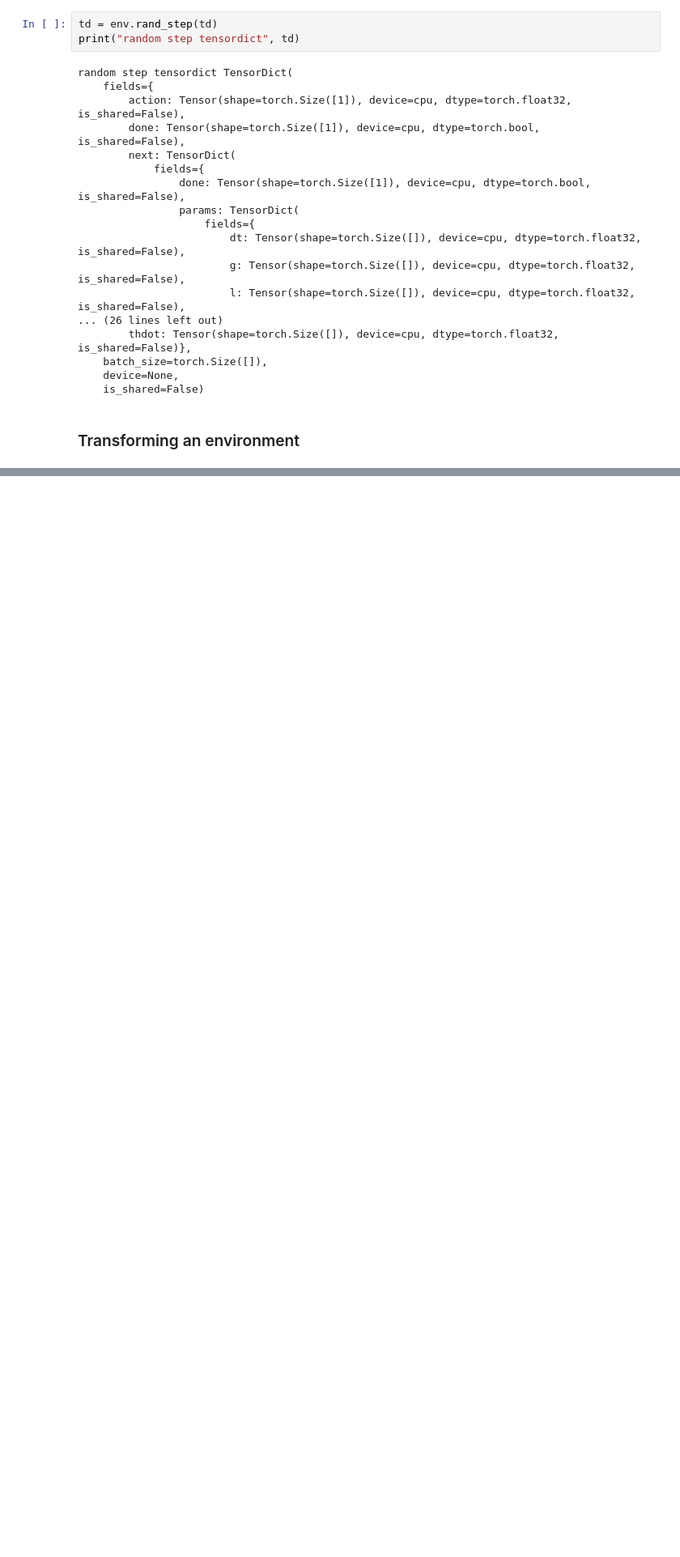
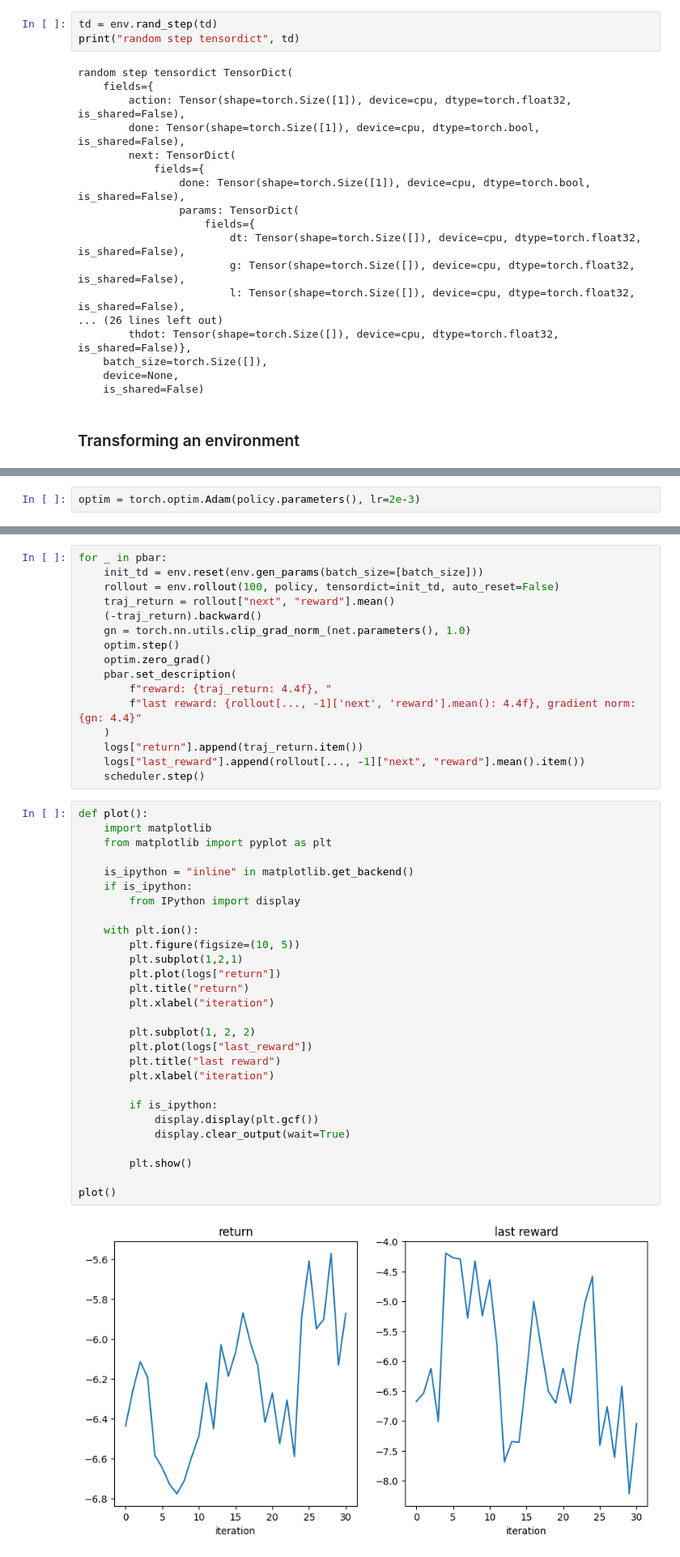
Before and after one commit to va4756/deeplearn_practice, a Jupyter notebook: pytorch_reinfoceL_02.ipynb, the cells around one changed output, grey strips where cells are left out. Shown at 81% size. Cells and saved outputs as stored; diff of their text form; blank space fills up the shorter version.

```diff
--- a/pytorch_reinfoceL_02.ipynb
+++ b/pytorch_reinfoceL_02.ipynb
@@ -1318,0 +1507,2 @@ class SinTransform(Transform):
+# %%
+optim = torch.optim.Adam(policy.parameters(), lr=2e-3)
@@ -1318,0 +1517,46 @@ class SinTransform(Transform):
+# %%
+for _ in pbar:
+    init_td = env.reset(env.gen_params(batch_size=[batch_size]))
+    rollout = env.rollout(100, policy, tensordict=init_td, auto_reset=False)
+    traj_return = rollout["next", "reward"].mean()
+    (-traj_return).backward()
+    gn = torch.nn.utils.clip_grad_norm_(net.parameters(), 1.0)
+    optim.step()
+    optim.zero_grad()
+    pbar.set_description(
+        f"reward: {traj_return: 4.4f}, "
+        f"last reward: {rollout[..., -1]['next', 'reward'].mean(): 4.4f}, gradient norm: {gn: 4.4}"
+    )
+    logs["return"].append(traj_return.item())
+    logs["last_reward"].append(rollout[..., -1]["next", "reward"].mean().item())
+    scheduler.step()
+# %%
+def plot():
+    import matplotlib
+    from matplotlib import pyplot as plt
+
+    is_ipython = "inline" in matplotlib.get_backend()
+    if is_ipython:
+        from IPython import display
+
+    with plt.ion():
+        plt.figure(figsize=(10, 5))
+        plt.subplot(1,2,1)
+        plt.plot(logs["return"])
+        plt.title("return")
+        plt.xlabel("iteration")
+
+        plt.subplot(1, 2, 2)
+        plt.plot(logs["last_reward"])
+        plt.title("last reward")
+        plt.xlabel("iteration")
+
+        if is_ipython:
+            display.display(plt.gcf())
+            display.clear_output(wait=True)
+
+        plt.show()
+
+plot()
+# %% [output]
+[figure, added]
```
Also changed, not shown: parts of 26 cells of this notebook.
